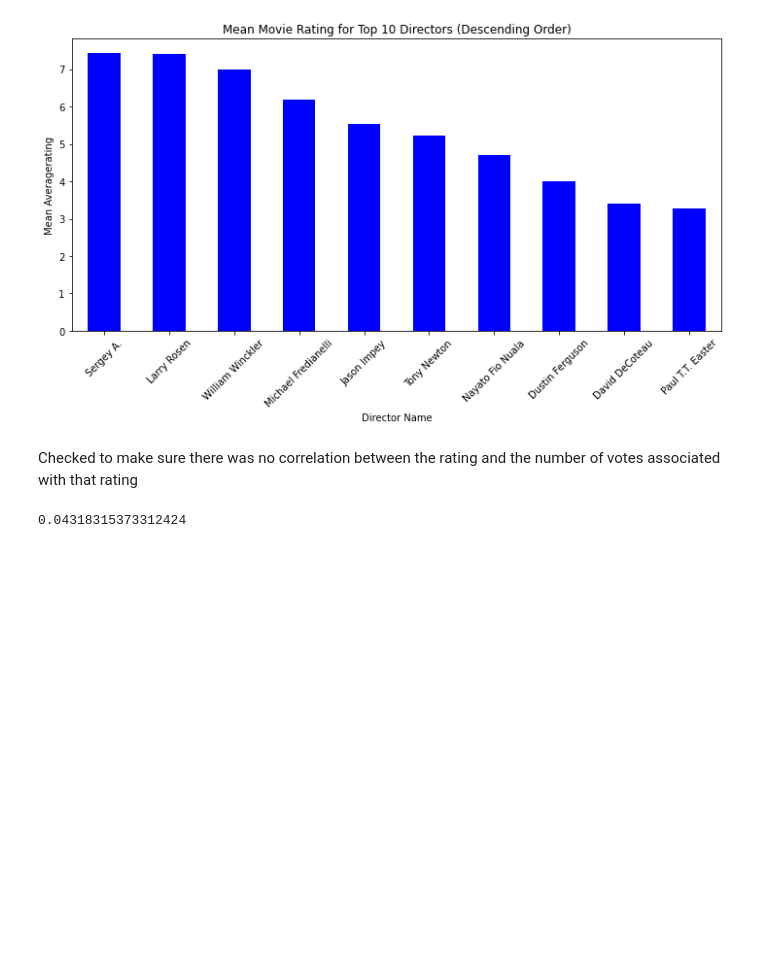
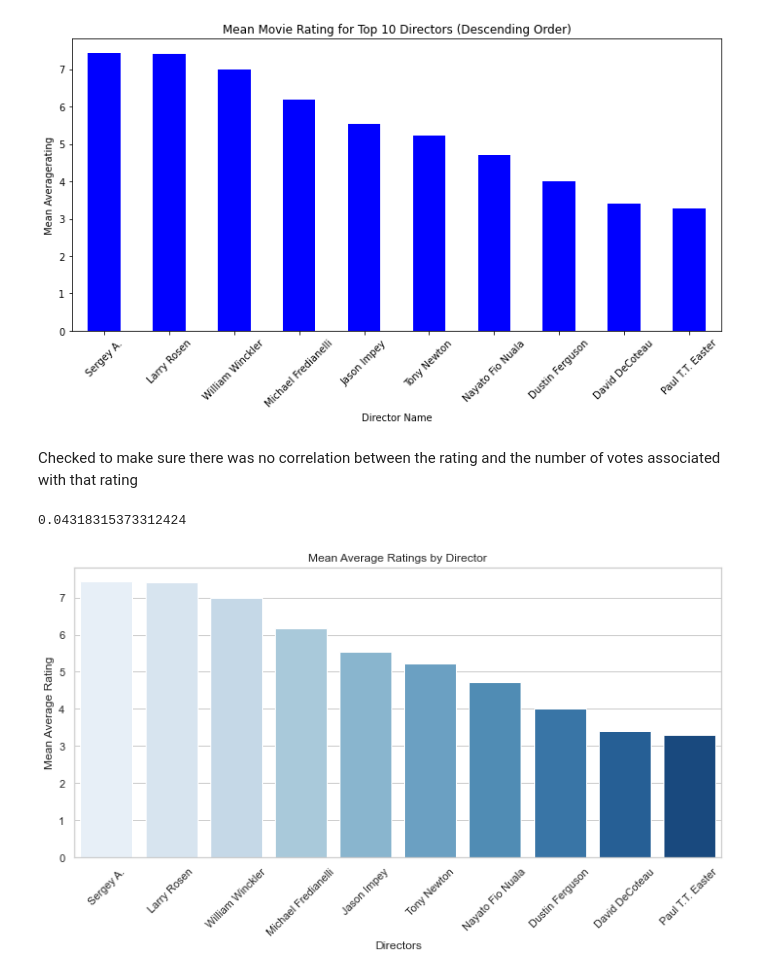
Before and after one commit to ZeejahWaseem/Capstone_Project, a Jupyter notebook: Notebooks/Hannah_Folder/Hannah.ipynb, the cells around one changed output. Saved outputs shown, nothing was run; the diff lists cells and outputs as text; code cells hidden in the pictures; blank space fills up the shorter version.

Commit message:
graph in seaborn

```diff
--- a/Notebooks/Hannah_Folder/Hannah.ipynb
+++ b/Notebooks/Hannah_Folder/Hannah.ipynb
@@ -259,3 +260,42 @@ Checked to make sure there was no correlation between the rating and the number
 df_duplicates['averagerating'].corr(df_duplicates['numvotes'])
 # %% [output]
 0.04318315373312424
+# %%
+
+import pandas as pd
+
+import seaborn as sns
+
+import matplotlib.pyplot as plt
+
+
+
+# Set up Seaborn
+
+sns.set(style="whitegrid")
+
+plt.figure(figsize=(10, 6))
+
+
+
+# Plot the bar graph
+
+sns.barplot(x=df2.index, y='mean_averagerating', data=df2, palette="Blues")
+
+plt.xticks(rotation=45)
+
+plt.xlabel("Directors")
+
+plt.ylabel("Mean Average Rating")
+
+plt.title("Mean Average Ratings by Director")
+
+plt.tight_layout()
+
+
+
+# Show the plot
+
+plt.show()
+# %% [output]
+[figure, added]
```
Also changed, not shown: parts of 1 cell of this notebook.
